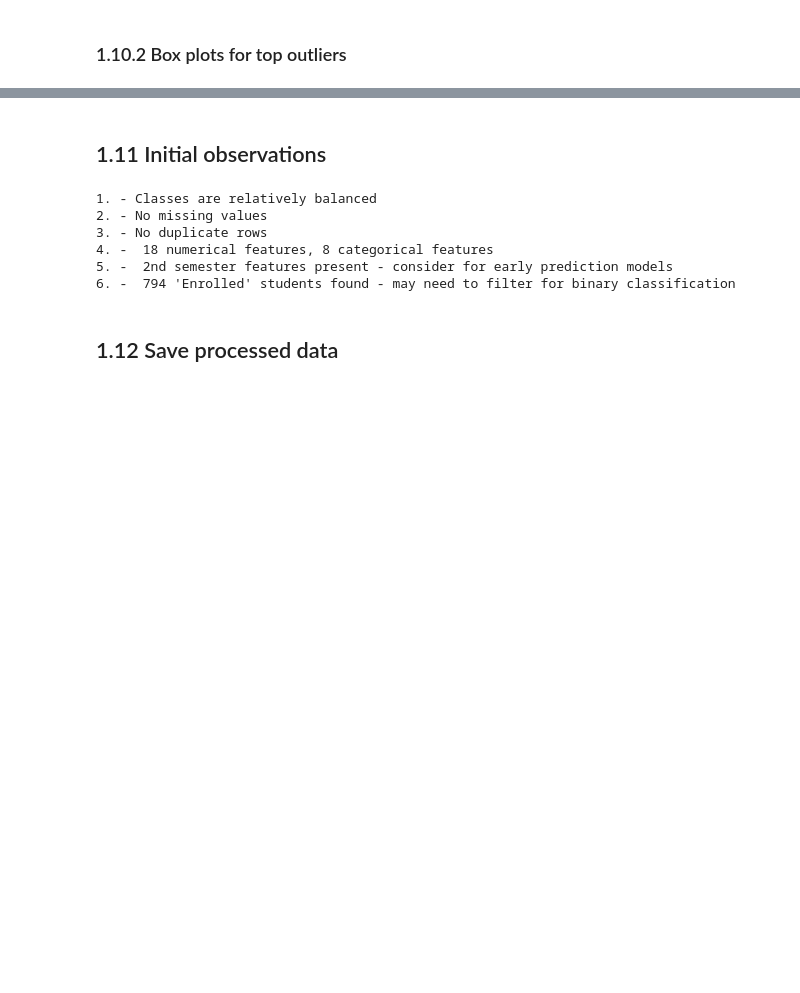
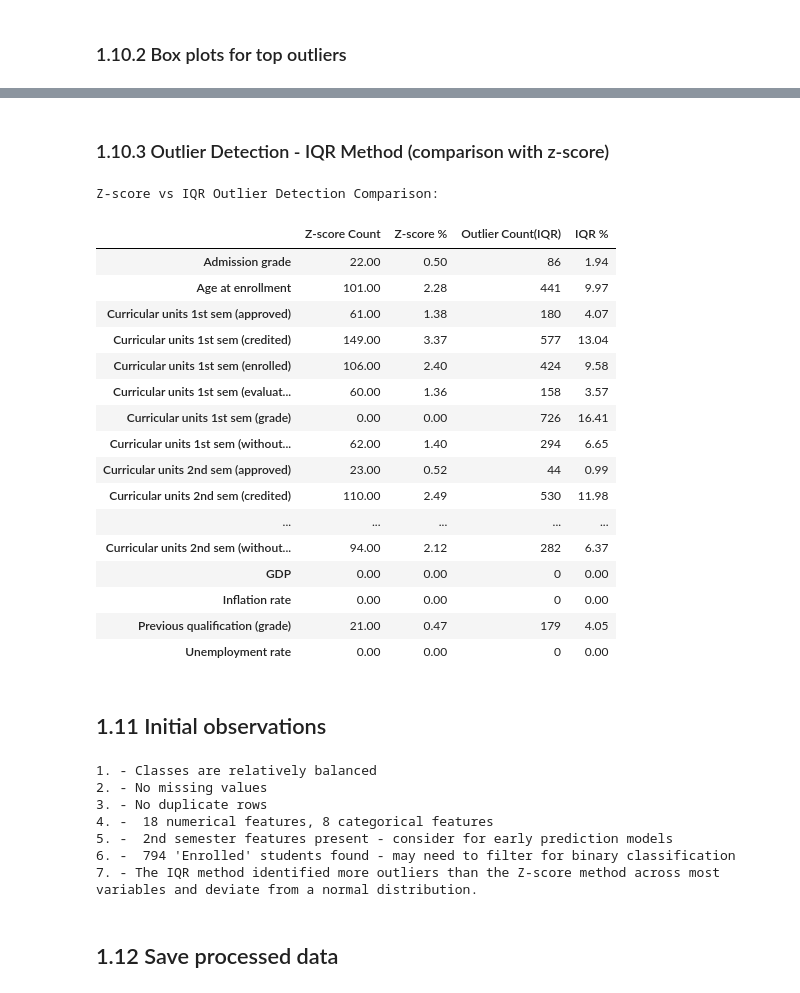
Before and after one commit to adrienKoumgangT/student-dropout-classifier, a Jupyter notebook: notebooks/01_initial_exploration.ipynb, the cells around one changed output, grey strips where cells are left out. Cells and saved outputs as stored; diff of their text form; code cells hidden in the pictures; blank space fills up the shorter version.

Commit message:
add IQR outlier detection method

```diff
--- a/notebooks/01_initial_exploration.ipynb
+++ b/notebooks/01_initial_exploration.ipynb
@@ -625,3 +625,55 @@ if len(outlier_summary) > 0:
+# %% [markdown]
+ ### 1.10.3 Outlier Detection - IQR Method (comparison with z-score)
+# %%
+def detect_outliers_iqr(df, cols):
+    Q1 = df[cols].quantile(0.25)
+    Q3 = df[cols].quantile(0.75)
+    IQR = Q3 - Q1
+    lower = Q1 - 1.5 * IQR
+    upper = Q3 + 1.5 * IQR
+    outlier_mask = (df[cols] < lower) | (df[cols] > upper)
+    counts = outlier_mask.sum()
+    pct = (counts / len(df)) * 100
+    return pd.DataFrame({
+        'Outlier Count (IQR)': counts,
+        'Outlier % (IQR)': pct,
+        'Lower Bound': lower,
+        'Upper Bound': upper
+    }).sort_values('Outlier % (IQR)', ascending=False)
+
+#float_cols = df.select_dtypes(include=['float64']).columns.tolist()
+
+iqr_summary = detect_outliers_iqr(df, float_cols)
+
+iqr_summary
+
+# Side-by-side comparison with z-score results
+comparison = outlier_summary.set_index('Column').join(
+    iqr_summary[['Outlier Count (IQR)', 'Outlier % (IQR)']],
+    how='outer'
+).fillna(0)
+comparison.columns = ['Z-score Count', 'Z-score %', 'Outlier Count(IQR)', 'IQR %']
+print("Z-score vs IQR Outlier Detection Comparison:")
+comparison
+# %% [output]
+Z-score vs IQR Outlier Detection Comparison:
+|  | Z-score Count | Z-score % | Outlier Count(IQR) | IQR % |
+| Admission grade | 22.00 | 0.50 | 86 | 1.94 |
+| Age at enrollment | 101.00 | 2.28 | 441 | 9.97 |
+| Curricular units 1st sem (approved) | 61.00 | 1.38 | 180 | 4.07 |
+| Curricular units 1st sem (credited) | 149.00 | 3.37 | 577 | 13.04 |
+| Curricular units 1st sem (enrolled) | 106.00 | 2.40 | 424 | 9.58 |
+| Curricular units 1st sem (evaluat... | 60.00 | 1.36 | 158 | 3.57 |
+| Curricular units 1st sem (grade) | 0.00 | 0.00 | 726 | 16.41 |
+| Curricular units 1st sem (without... | 62.00 | 1.40 | 294 | 6.65 |
+| Curricular units 2nd sem (approved) | 23.00 | 0.52 | 44 | 0.99 |
+| Curricular units 2nd sem (credited) | 110.00 | 2.49 | 530 | 11.98 |
+| ... | ... | ... | ... | ... |
+| Curricular units 2nd sem (without... | 94.00 | 2.12 | 282 | 6.37 |
+| GDP | 0.00 | 0.00 | 0 | 0.00 |
+| Inflation rate | 0.00 | 0.00 | 0 | 0.00 |
+| Previous qualification (grade) | 21.00 | 0.47 | 179 | 4.05 |
+| Unemployment rate | 0.00 | 0.00 | 0 | 0.00 |
 # %% [markdown]
 ## 1.11 Initial observations
 # %%
@@ -660,6 +712,8 @@ enrolled_count = (df['Target'] == 'Enrolled').sum()
 if enrolled_count > 0:
     observations.append(f"-  {enrolled_count} 'Enrolled' students found - may need to filter for binary classification")
 
+observations.append("- The IQR method identified more outliers than the Z-score method across most variables and deviate from a normal distribution.")
+
 for i, obs in enumerate(observations, 1):
     print(f"{i}. {obs}")
 # %% [output]
@@ -669,6 +723,7 @@ for i, obs in enumerate(observations, 1):
 4. -  18 numerical features, 8 categorical features
 5. -  2nd semester features present - consider for early prediction models
 6. -  794 'Enrolled' students found - may need to filter for binary classification
+7. - The IQR method identified more outliers than the Z-score method across most variables and deviate from a normal distribution.
 # %% [markdown]
 ## 1.12 Save processed data
 # %% [markdown]
```
Also changed, not shown: parts of 3 cells of this notebook, 1 other file.
